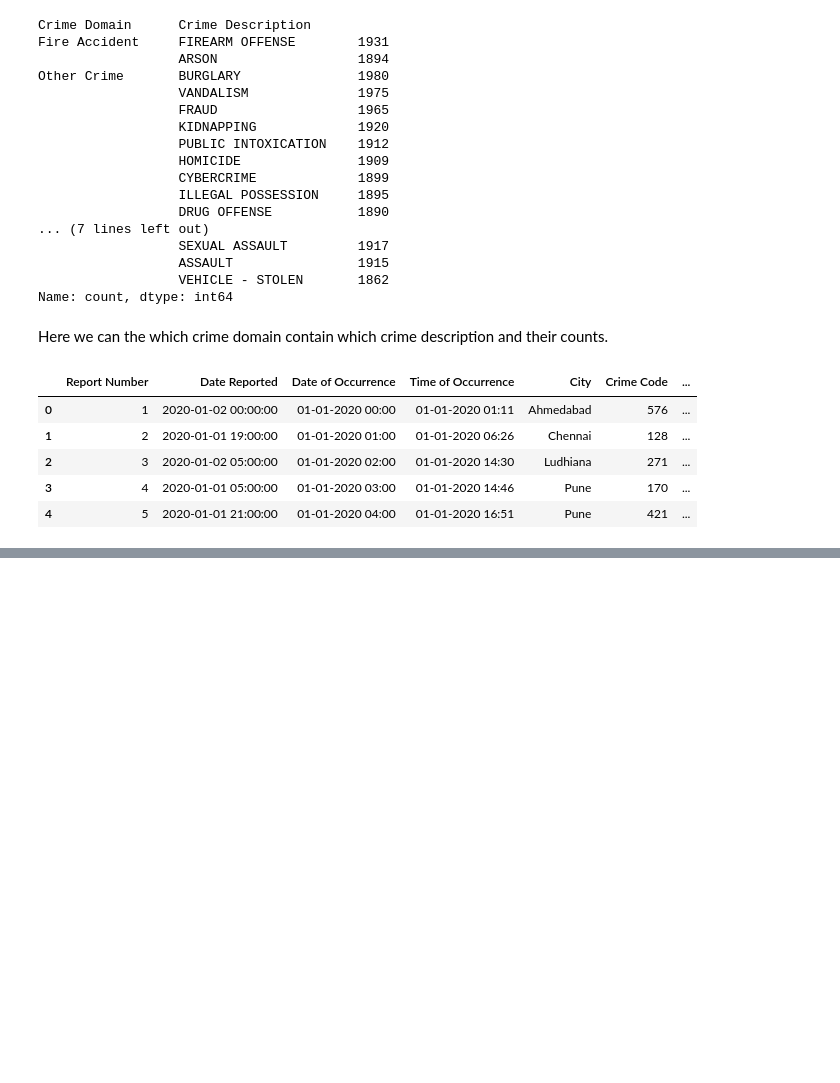
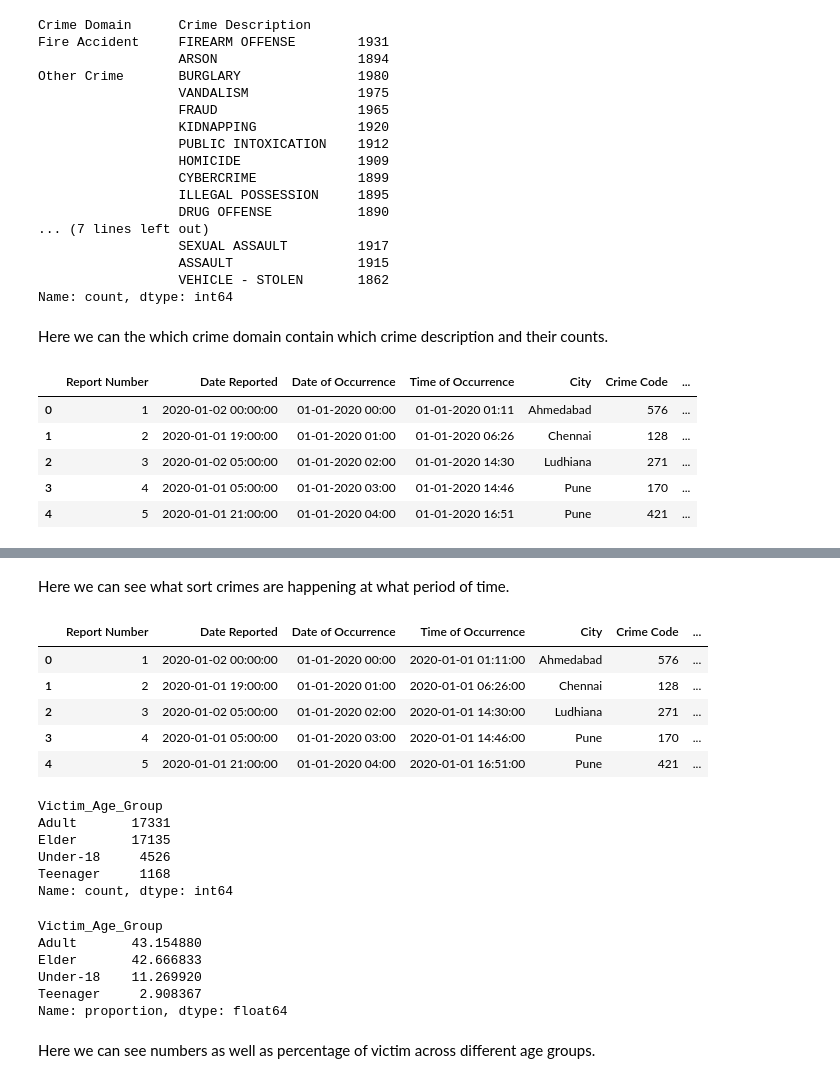
Before and after one commit to HimanshuBhamaniya/Indian-crimes, a Jupyter notebook: Indian_crimes.ipynb, the cells around one changed output, grey strips where cells are left out. Saved outputs shown, nothing was run; the diff lists cells and outputs as text; code cells hidden in the pictures; blank space fills up the shorter version.

```diff
--- a/Indian_crimes.ipynb
+++ b/Indian_crimes.ipynb
@@ -278,0 +425,10 @@ df.head()
+# %%
+df['Time of Occurrence']= pd.to_datetime(df['Time of Occurrence'], format="%d-%m-%Y %H:%M")
+# %%
+df['Only_Time_of_Occurrence'] = df['Time of Occurrence'].dt.time
+# %%
+df['Only_Hours_of_Occurrence'] = df['Time of Occurrence'].dt.hour
+# %%
+bins=[0,4,8,12,16,20,24]
+labels=['Midnight','Dawn','Morning','Afternoon','Evening','Night']
+df['Time_period'] = pd.cut(df['Only_Hours_of_Occurrence'], bins=bins, labels=labels, right=False)
@@ -278,0 +446,11 @@ df.head()
+# %% [markdown]
+Here we can see what sort crimes are happening at what period of time.
+# %%
+df.head()
+# %% [output]
+|  | Report Number | Date Reported | Date of Occurrence | Time of Occurrence | City | Crime Code | ... |
+| 0 | 1 | 2020-01-02 00:00:00 | 01-01-2020 00:00 | 2020-01-01 01:11:00 | Ahmedabad | 576 | ... |
+| 1 | 2 | 2020-01-01 19:00:00 | 01-01-2020 01:00 | 2020-01-01 06:26:00 | Chennai | 128 | ... |
+| 2 | 3 | 2020-01-02 05:00:00 | 01-01-2020 02:00 | 2020-01-01 14:30:00 | Ludhiana | 271 | ... |
+| 3 | 4 | 2020-01-01 05:00:00 | 01-01-2020 03:00 | 2020-01-01 14:46:00 | Pune | 170 | ... |
+| 4 | 5 | 2020-01-01 21:00:00 | 01-01-2020 04:00 | 2020-01-01 16:51:00 | Pune | 421 | ... |
@@ -278,0 +461,20 @@ df.head()
+# %%
+df['Victim_Age_Group'].value_counts()
+# %% [output]
+Victim_Age_Group
+Adult       17331
+Elder       17135
+Under-18     4526
+Teenager     1168
+Name: count, dtype: int64
+# %%
+df['Victim_Age_Group'].value_counts(normalize=True)*100
+# %% [output]
+Victim_Age_Group
+Adult       43.154880
+Elder       42.666833
+Under-18    11.269920
+Teenager     2.908367
+Name: proportion, dtype: float64
+# %% [markdown]
+Here we can see numbers as well as percentage of victim across different age groups.
```
Also changed, not shown: parts of 28 cells of this notebook.
